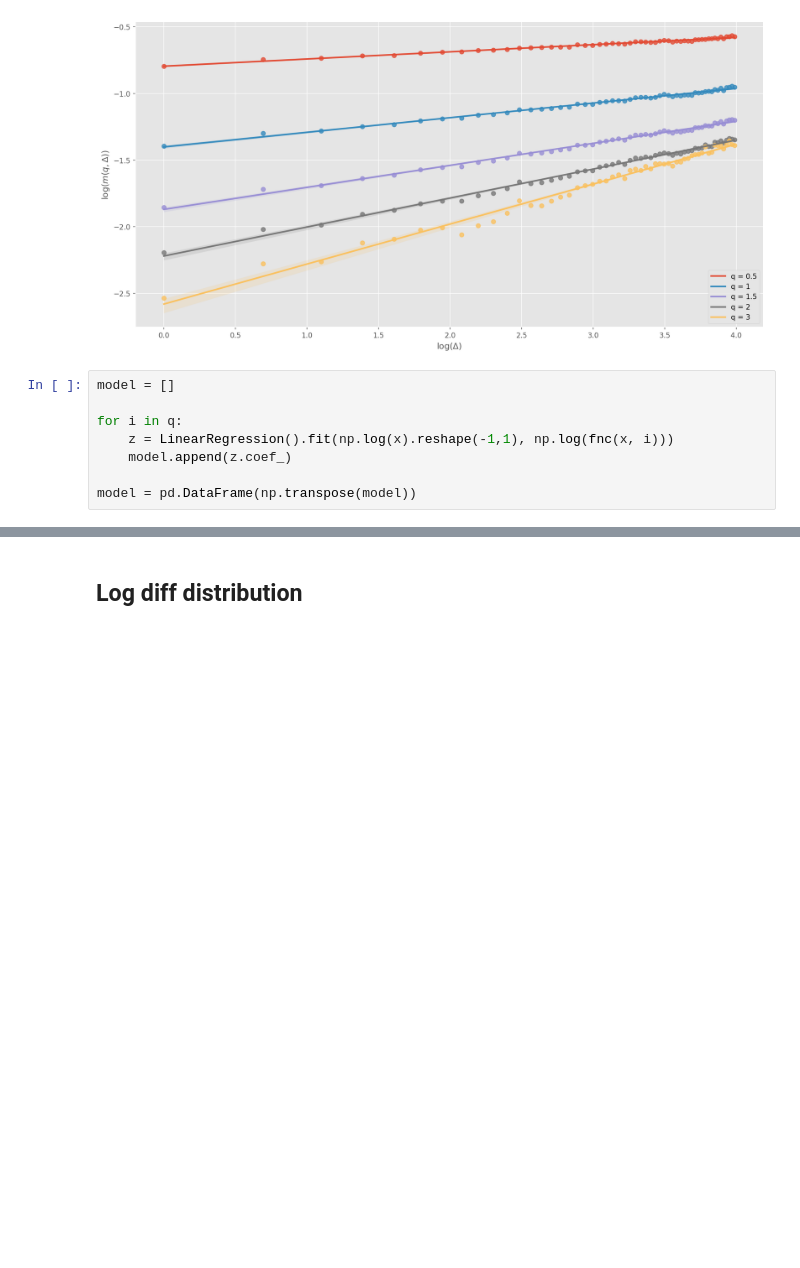
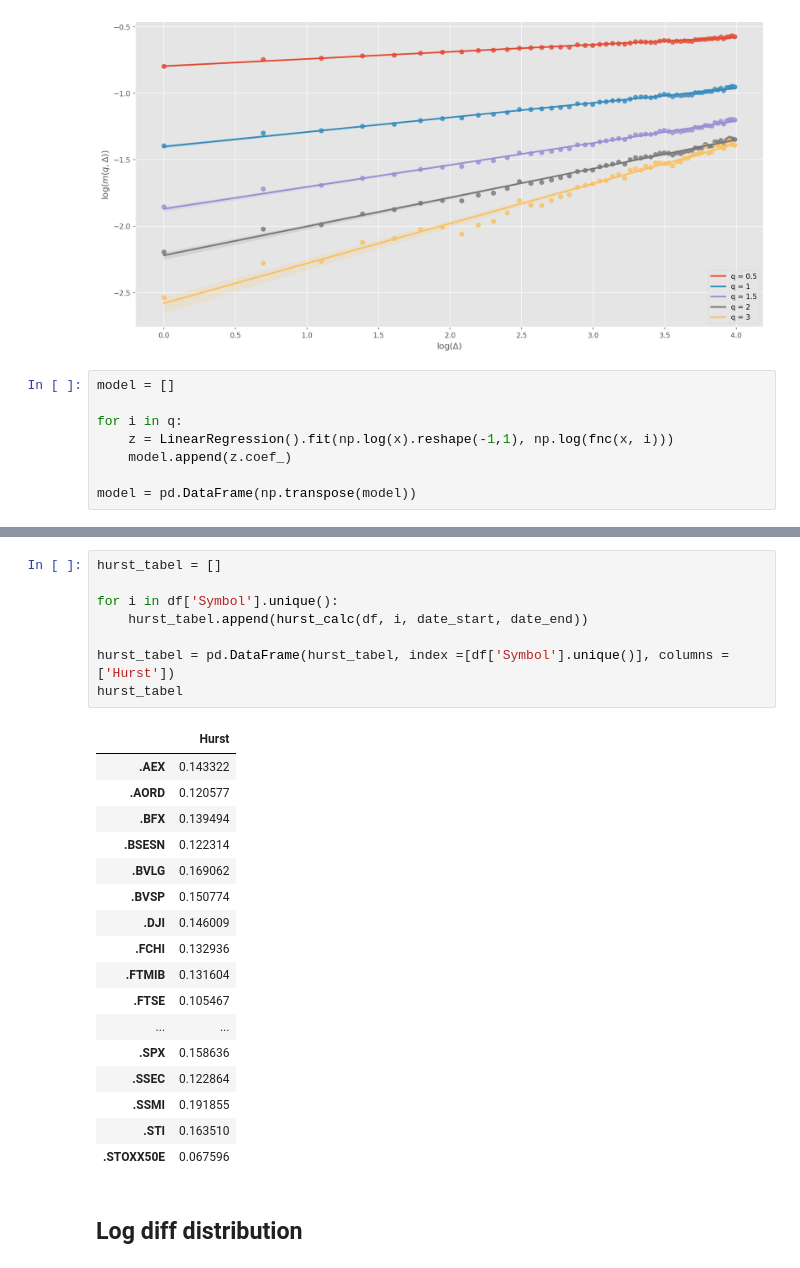
Before and after one commit to Zattera44/Speciale, a Jupyter notebook: volatility_is_rough/Oxford Man Realized Vol.ipynb, the cells around one changed output, grey strips where cells are left out. Drawn from its saved outputs; the diff is of its cells as text; blank space fills up the shorter version.

```diff
--- a/volatility_is_rough/Oxford Man Realized Vol.ipynb
+++ b/volatility_is_rough/Oxford Man Realized Vol.ipynb
@@ -239,3 +325,29 @@ plt.show()
+# %%
+hurst_tabel = []
+
+for i in df['Symbol'].unique():
+    hurst_tabel.append(hurst_calc(df, i, date_start, date_end))
+
+hurst_tabel = pd.DataFrame(hurst_tabel, index =[df['Symbol'].unique()], columns = ['Hurst'])
+hurst_tabel
+# %% [output]
+|  | Hurst |
+| .AEX | 0.143322 |
+| .AORD | 0.120577 |
+| .BFX | 0.139494 |
+| .BSESN | 0.122314 |
+| .BVLG | 0.169062 |
+| .BVSP | 0.150774 |
+| .DJI | 0.146009 |
+| .FCHI | 0.132936 |
+| .FTMIB | 0.131604 |
+| .FTSE | 0.105467 |
+| ... | ... |
+| .SPX | 0.158636 |
+| .SSEC | 0.122864 |
+| .SSMI | 0.191855 |
+| .STI | 0.163510 |
+| .STOXX50E | 0.067596 |
 # %% [markdown]
 ## Log diff distribution
 # %%
```
Also changed, not shown: parts of 17 cells of this notebook.
